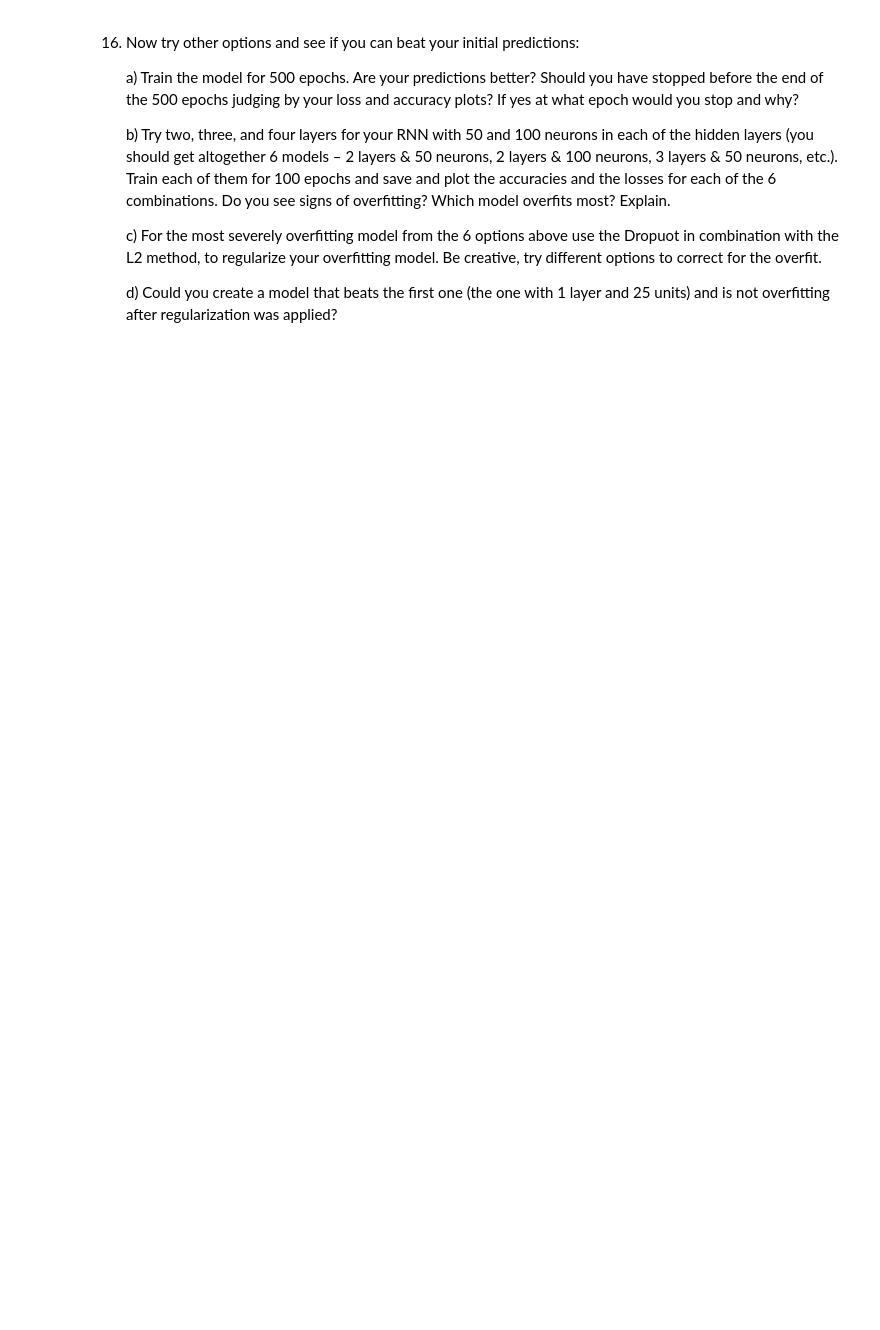
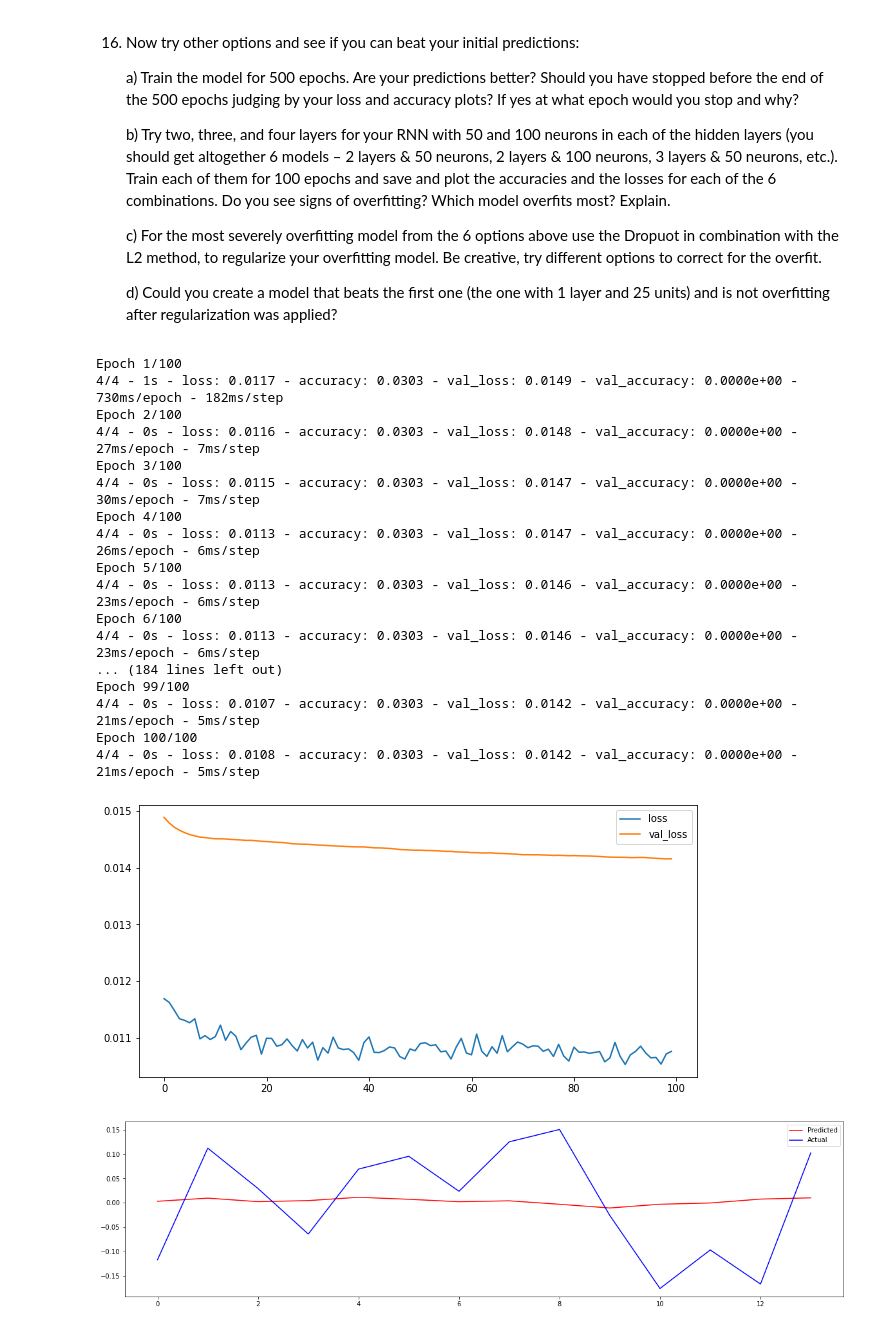
Before and after one commit to iondodon/RNDL, a Jupyter notebook: lab1/lab1.ipynb, the cells around one changed output. Cells and saved outputs as stored; diff of their text form; code cells hidden in the pictures; blank space fills up the shorter version.

```diff
--- a/lab1/lab1.ipynb
+++ b/lab1/lab1.ipynb
@@ -324,0 +335,56 @@ plt.show()
+# %%
+def predict(layers, epochs=100, optimizer='sgd', loss='mse', metrics=['accuracy']) -> None:
+    model = Sequential()
+    model.add(LSTM(25, activation='relu', input_shape=(look_back, n_features)))
+    model.add(Dropout(0.2))
+    for layer in layers:
+        model.add(layer)
+    model.compile(loss=loss, optimizer=optimizer, metrics=metrics)
+    history = model.fit(Xtrain, Ytrain, epochs=epochs, batch_size=32, validation_split=0.1, verbose=2, shuffle=False, validation_data=(Xtest, Ytest))
+
+    # plot loss  and val_loss
+    plt.figure(figsize=(10, 5))
+    plt.plot(history.history['loss'], label='loss')
+    plt.plot(history.history['val_loss'], label='val_loss')
+    plt.legend()
+    plt.show()
+
+    trainPredict = model.predict(Xtrain)
+    testPredict = model.predict(Xtest)
+
+    trainPredict = np.reshape(trainPredict, (trainPredict.shape[0],))
+    testPredict = np.reshape(testPredict, (testPredict.shape[0],))
+
+    plt.figure(figsize=(20, 5))
+    plt.plot(testPredict, color='red', label='Predicted')
+    plt.plot(df['Log1stDiff'].loc[test_idx].values[look_back:], color='blue', label='Actual')
+    plt.legend()
+    plt.show()
+
+
+layers = [
+    Dense(1)
+]
+
+
+predict(layers)
+# %% [output]
+Epoch 1/100
+4/4 - 1s - loss: 0.0117 - accuracy: 0.0303 - val_loss: 0.0149 - val_accuracy: 0.0000e+00 - 730ms/epoch - 182ms/step
+Epoch 2/100
+4/4 - 0s - loss: 0.0116 - accuracy: 0.0303 - val_loss: 0.0148 - val_accuracy: 0.0000e+00 - 27ms/epoch - 7ms/step
+Epoch 3/100
+4/4 - 0s - loss: 0.0115 - accuracy: 0.0303 - val_loss: 0.0147 - val_accuracy: 0.0000e+00 - 30ms/epoch - 7ms/step
+Epoch 4/100
+4/4 - 0s - loss: 0.0113 - accuracy: 0.0303 - val_loss: 0.0147 - val_accuracy: 0.0000e+00 - 26ms/epoch - 6ms/step
+Epoch 5/100
+4/4 - 0s - loss: 0.0113 - accuracy: 0.0303 - val_loss: 0.0146 - val_accuracy: 0.0000e+00 - 23ms/epoch - 6ms/step
+Epoch 6/100
+4/4 - 0s - loss: 0.0113 - accuracy: 0.0303 - val_loss: 0.0146 - val_accuracy: 0.0000e+00 - 23ms/epoch - 6ms/step
+... (184 lines left out)
+Epoch 99/100
+4/4 - 0s - loss: 0.0107 - accuracy: 0.0303 - val_loss: 0.0142 - val_accuracy: 0.0000e+00 - 21ms/epoch - 5ms/step
+Epoch 100/100
+4/4 - 0s - loss: 0.0108 - accuracy: 0.0303 - val_loss: 0.0142 - val_accuracy: 0.0000e+00 - 21ms/epoch - 5ms/step
+[figure, added]
+[figure, added]
```
Also changed, not shown: parts of 7 cells of this notebook, 1 other file.
